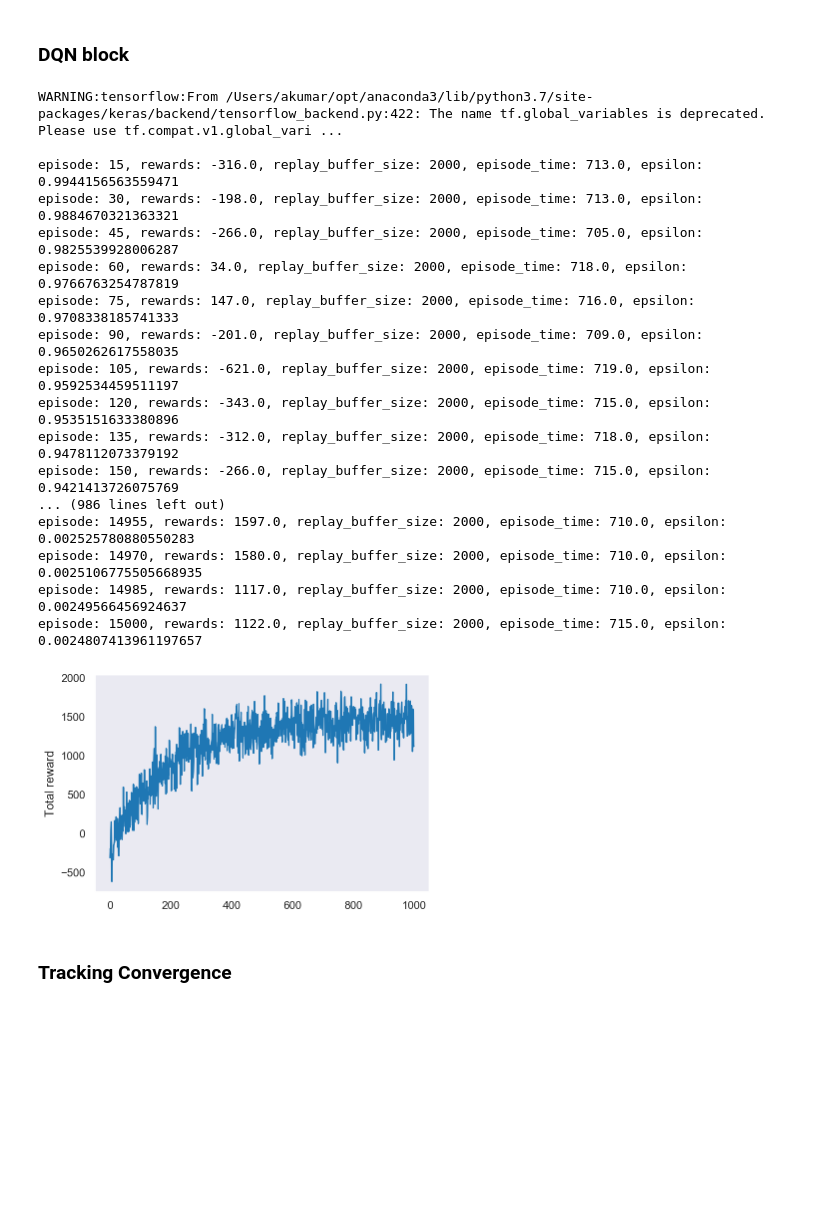
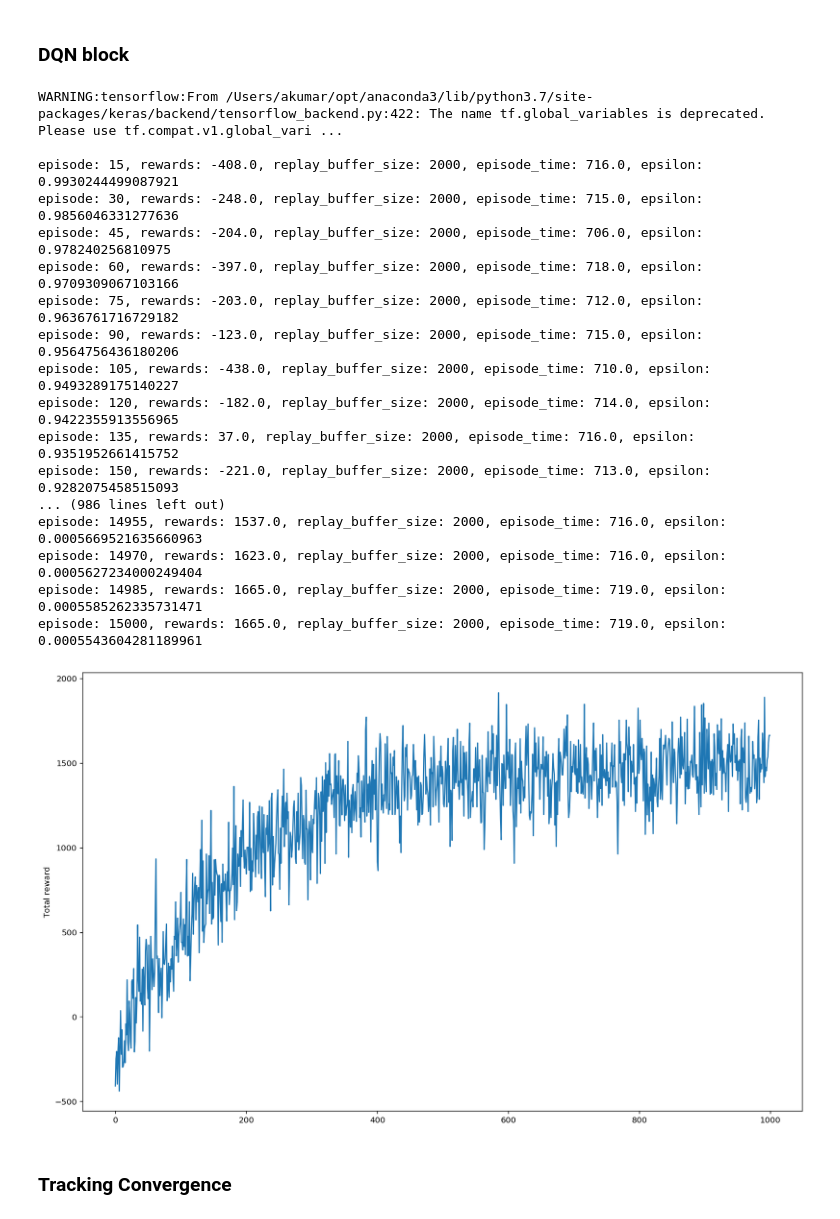
Before and after one commit to ashwanikumar04/rl-cab-drivers-assistant, a Jupyter notebook: code/DQN_Agent_Arch_State.ipynb, the cells around one changed output. Cells and saved outputs as stored; diff of their text form; code cells hidden in the pictures; blank space fills up the shorter version.

```diff
--- a/code/DQN_Agent_Arch_State.ipynb
+++ b/code/DQN_Agent_Arch_State.ipynb
@@ -25,9 +25,6 @@ from keras.optimizers import Adam
 
 # for plotting graphs
 import matplotlib.pyplot as plt
-import seaborn as sns
-sns.set_style(style='dark')
-sns.set_context("notebook")
 
 %config InlineBackend.figure_format = 'retina'
 %matplotlib inline
@@ -44,10 +41,9 @@ Time_matrix = np.load("TM.npy")
 #### Tracking the state-action pairs for checking convergence
 # %%
 # Initialise states to be tracked
-# select any 3 Q-values
-tracked_values = [((0, 12, 1), (1, 4)),
-                  ((1, 12, 4), (1, 2)),
-                  ((2, 14, 2), (2, 3))]
+# select any 4 Q-values
+tracked_values = [((0, 12, 1), (1, 4)), ((1, 12, 4), (1, 2)),
+                  ((2, 14, 2), (2, 3)), ((3, 18, 5), (3, 4))]
 # %%
 #Defining a function to save the Q-dictionary as a pickle file
 def save_obj(obj, name ):
@@ -291,10 +287,10 @@ agent_param_dict = {
     "action_space": env.action_space,
     "epsilon_max": 1.0,
     "epsilon_min": 0.000001,
-    "epsilon_decay": 0.0004,
+    "epsilon_decay": 0.0005,
     "discount_factor": 0.95,
     "batch_size": 32,
-    "layers": [64, 32],
+    "layers": [64, 64],
     "learning_rate": 0.001
 }
 
@@ -372,28 +368,29 @@ for episode in range(Episodes):
 # %% [output]
 WARNING:tensorflow:From /Users/akumar/opt/anaconda3/lib/python3.7/site-packages/keras/backend/tensorflow_backend.py:422: The name tf.global_variables is deprecated. Please use tf.compat.v1.global_vari ...
 
-episode: 15, rewards: -316.0, replay_buffer_size: 2000, episode_time: 713.0, epsilon: 0.9944156563559471
-episode: 30, rewards: -198.0, replay_buffer_size: 2000, episode_time: 713.0, epsilon: 0.9884670321363321
-episode: 45, rewards: -266.0, replay_buffer_size: 2000, episode_time: 705.0, epsilon: 0.9825539928006287
-episode: 60, rewards: 34.0, replay_buffer_size: 2000, episode_time: 718.0, epsilon: 0.9766763254787819
-episode: 75, rewards: 147.0, replay_buffer_size: 2000, episode_time: 716.0, epsilon: 0.9708338185741333
-episode: 90, rewards: -201.0, replay_buffer_size: 2000, episode_time: 709.0, epsilon: 0.9650262617558035
-episode: 105, rewards: -621.0, replay_buffer_size: 2000, episode_time: 719.0, epsilon: 0.9592534459511197
-episode: 120, rewards: -343.0, replay_buffer_size: 2000, episode_time: 715.0, epsilon: 0.9535151633380896
-episode: 135, rewards: -312.0, replay_buffer_size: 2000, episode_time: 718.0, epsilon: 0.9478112073379192
-episode: 150, rewards: -266.0, replay_buffer_size: 2000, episode_time: 715.0, epsilon: 0.9421413726075769
+episode: 15, rewards: -408.0, replay_buffer_size: 2000, episode_time: 716.0, epsilon: 0.9930244499087921
+episode: 30, rewards: -248.0, replay_buffer_size: 2000, episode_time: 715.0, epsilon: 0.9856046331277636
+episode: 45, rewards: -204.0, replay_buffer_size: 2000, episode_time: 706.0, epsilon: 0.978240256810975
+episode: 60, rewards: -397.0, replay_buffer_size: 2000, episode_time: 718.0, epsilon: 0.9709309067103166
+episode: 75, rewards: -203.0, replay_buffer_size: 2000, episode_time: 712.0, epsilon: 0.9636761716729182
+episode: 90, rewards: -123.0, replay_buffer_size: 2000, episode_time: 715.0, epsilon: 0.9564756436180206
+episode: 105, rewards: -438.0, replay_buffer_size: 2000, episode_time: 710.0, epsilon: 0.9493289175140227
+episode: 120, rewards: -182.0, replay_buffer_size: 2000, episode_time: 714.0, epsilon: 0.9422355913556965
+episode: 135, rewards: 37.0, replay_buffer_size: 2000, episode_time: 716.0, epsilon: 0.9351952661415752
+episode: 150, rewards: -221.0, replay_buffer_size: 2000, episode_time: 713.0, epsilon: 0.9282075458515093
 ... (986 lines left out)
-episode: 14955, rewards: 1597.0, replay_buffer_size: 2000, episode_time: 710.0, epsilon: 0.002525780880550283
-episode: 14970, rewards: 1580.0, replay_buffer_size: 2000, episode_time: 710.0, epsilon: 0.0025106775505668935
-episode: 14985, rewards: 1117.0, replay_buffer_size: 2000, episode_time: 710.0, epsilon: 0.00249566456924637
-episode: 15000, rewards: 1122.0, replay_buffer_size: 2000, episode_time: 715.0, epsilon: 0.0024807413961197657
+episode: 14955, rewards: 1537.0, replay_buffer_size: 2000, episode_time: 716.0, epsilon: 0.0005669521635660963
+episode: 14970, rewards: 1623.0, replay_buffer_size: 2000, episode_time: 716.0, epsilon: 0.0005627234000249404
+episode: 14985, rewards: 1665.0, replay_buffer_size: 2000, episode_time: 719.0, epsilon: 0.0005585262335731471
+episode: 15000, rewards: 1665.0, replay_buffer_size: 2000, episode_time: 719.0, epsilon: 0.0005543604281189961
 # %%
 # Plotting total rewards
+plt.figure(figsize=(16,10))
 plt.plot(list(range(len(total_rewards))), total_rewards)
 plt.ylabel("Total reward")
 plt.show()
 # %% [output]
-[figure, old version]
+[figure, new version]
 # %% [markdown]
 ### Tracking Convergence
 # %%
```
Also changed, not shown: parts of 4 cells of this notebook, 2 other files.
